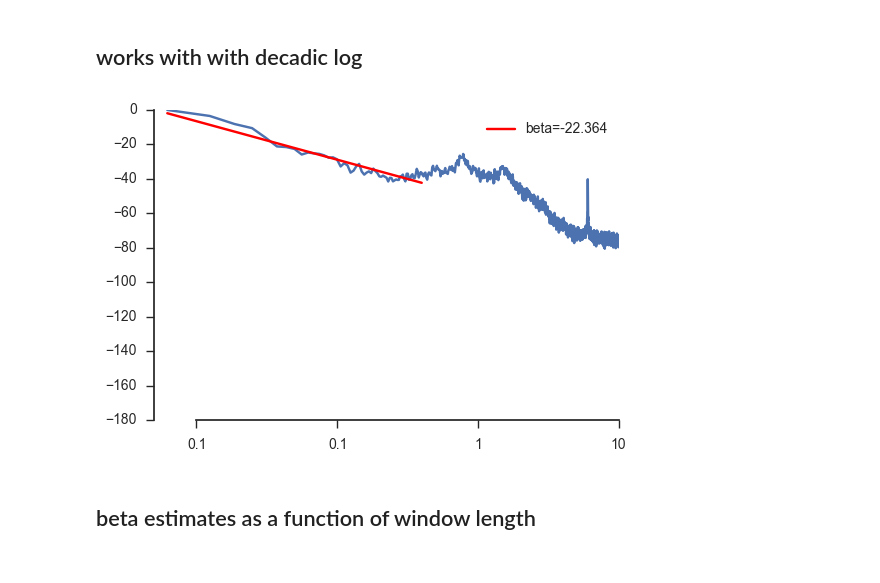
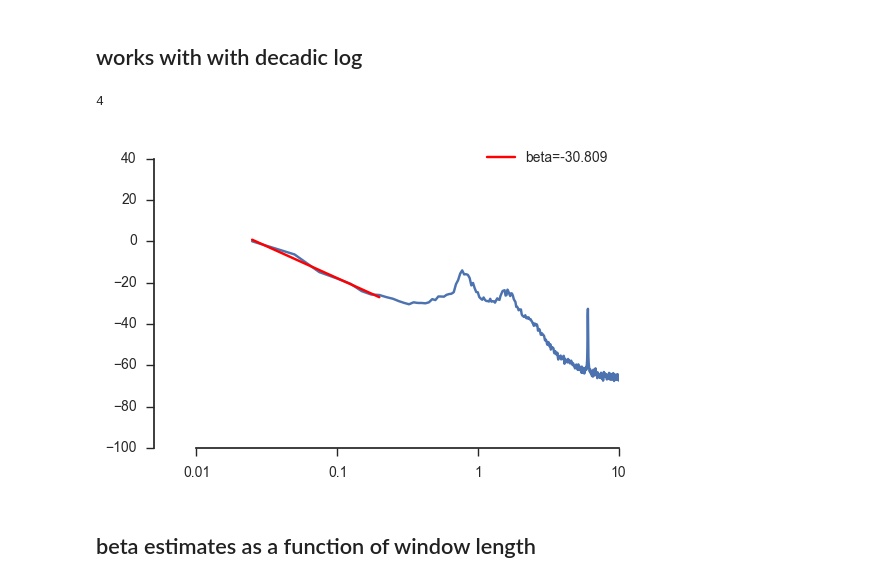
Before and after one commit to neurospin/meg_study_dynamic_scales, a Jupyter notebook: scripts/paper_check_powerlaw_fit.ipynb, the cells around one changed output. Cells and saved outputs as stored; diff of their text form; code cells hidden in the pictures.

```diff
--- a/scripts/paper_check_powerlaw_fit.ipynb
+++ b/scripts/paper_check_powerlaw_fit.ipynb
@@ -142,29 +141,33 @@ sns.despine(trim=True)
 freqs, psd = welch(raw[100][0] * 1e15, nperseg=(2**18), fs=raw.info['sfreq'], detrend='linear', scaling='density')
 # %%
 plt.plot(freqs[fmask])
+# %%
+fmask.sum()
+# %% [output]
+4
 # %%
-freqs, psd = welch(raw[100][0] * 1e15, nperseg=(2**15), fs=raw.info['sfreq'], detrend='linear',
-                   noverlap=0)
-fmask = (freqs <= 4) & (freqs > 0)
-fmask = (freqs <= 4) & (freqs > 0)
+freqs, psd = welch(raw[100][0], nperseg=2**13, fs=raw.info['sfreq'], detrend='constant',
+                   noverlap=2**10)
+fmask = (freqs <= 2) & (freqs > 0)
 freqs = np.log10(freqs)
 psd /= psd[:, 1]
 psd = 20 * np.log10(psd)
 # psd = np.log10(psd)
 lm = LinearRegression(normalize=False).fit(
    freqs[fmask][:, None],
    psd.T[fmask])
 
 fit_line = lm.predict(freqs[fmask][:, None])
 plt.figure()
 plt.plot(freqs, psd.T)
 plt.plot(freqs[fmask], fit_line, color='red', label='beta=%0.3f' % lm.coef_[0])
 plt.legend(loc='best')
-plt.xticks(np.log10([0.01, 0.1, 1, 10, 100]), [0.1, 0.1, 1, 10, 100])
+plt.xticks(np.log10([0.01, 0.1, 1, 10, 100]), [0.01, 0.1, 1, 10, 100])
 plt.xlim(*np.log10([0.05, 100]))
+plt.ylim(-100, 50)
 sns.despine(trim=True)
 # %% [output]
-[figure, old version]
+[figure, new version]
 # %% [markdown]
 ## beta estimates as a function of window length
 # %%
```
Also changed, not shown: parts of 14 cells of this notebook.
